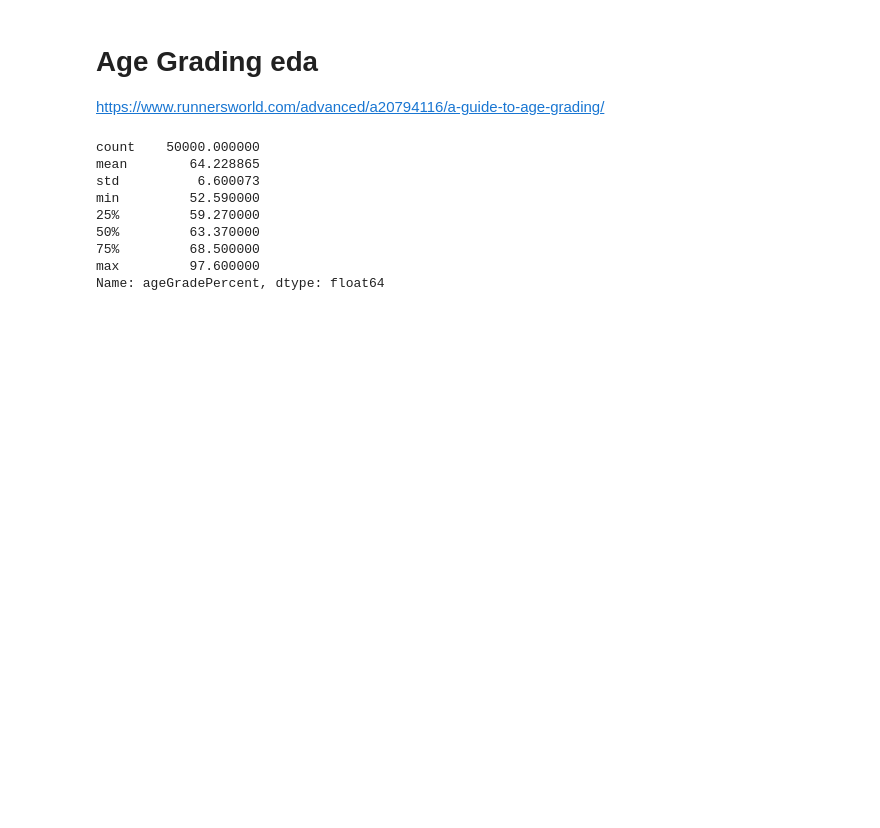
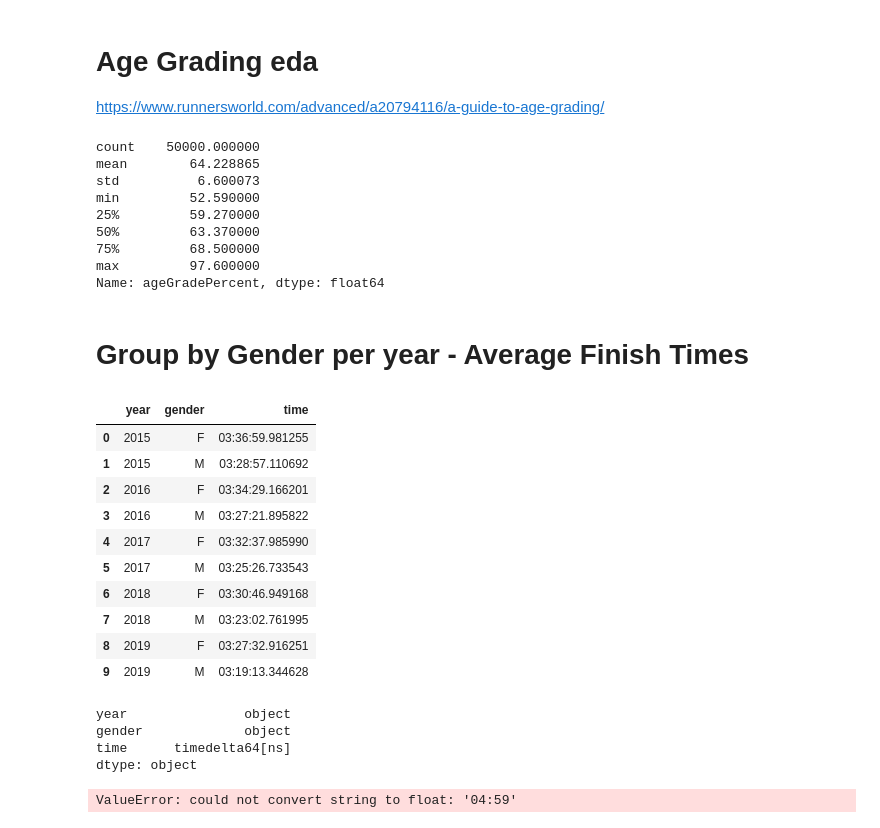
Before and after one commit to nmuldowney/nyc-marathon-capstone, a Jupyter notebook: notebooks/all_marathons_eda.ipynb, the cells around one changed output. Cells and saved outputs as stored; diff of their text form; code cells hidden in the pictures; blank space fills up the shorter version.

```diff
--- a/notebooks/all_marathons_eda.ipynb
+++ b/notebooks/all_marathons_eda.ipynb
@@ -178,0 +180,32 @@ Name: ageGradePercent, dtype: float64
+# %% [markdown]
+# Group by Gender per year - Average Finish Times
+# %%
+nyc_races['time'].astype('int64') #or can call np.int64
+nyc_groupby_gender = nyc_races.groupby(['year','gender']).time.mean().astype('timedelta64[ns]').to_frame().reset_index()#.astype(np.int64).mean()
+nyc_groupby_gender
+# %% [output]
+|  | year | gender | time |
+| 0 | 2015 | F | 03:36:59.981255 |
+| 1 | 2015 | M | 03:28:57.110692 |
+| 2 | 2016 | F | 03:34:29.166201 |
+| 3 | 2016 | M | 03:27:21.895822 |
+| 4 | 2017 | F | 03:32:37.985990 |
+| 5 | 2017 | M | 03:25:26.733543 |
+| 6 | 2018 | F | 03:30:46.949168 |
+| 7 | 2018 | M | 03:23:02.761995 |
+| 8 | 2019 | F | 03:27:32.916251 |
+| 9 | 2019 | M | 03:19:13.344628 |
+# %%
+nyc_groupby_gender.dtypes
+# %% [output]
+year               object
+gender             object
+time      timedelta64[ns]
+dtype: object
+# %%
+#nyc_races['pace'].astype('int64').astype('float')
+nyc_races['pace'] = nyc_races['pace'].astype(float).astype(int)
+nyc_groupby_age_pace = nyc_races.groupby(['year','gender','age_group']).pace.mean().astype('timedelta64[ns]')
+nyc_groupby_age_pace
+# %% [output]
+ValueError: could not convert string to float: '04:59'
```
Also changed, not shown: parts of 14 cells of this notebook.
